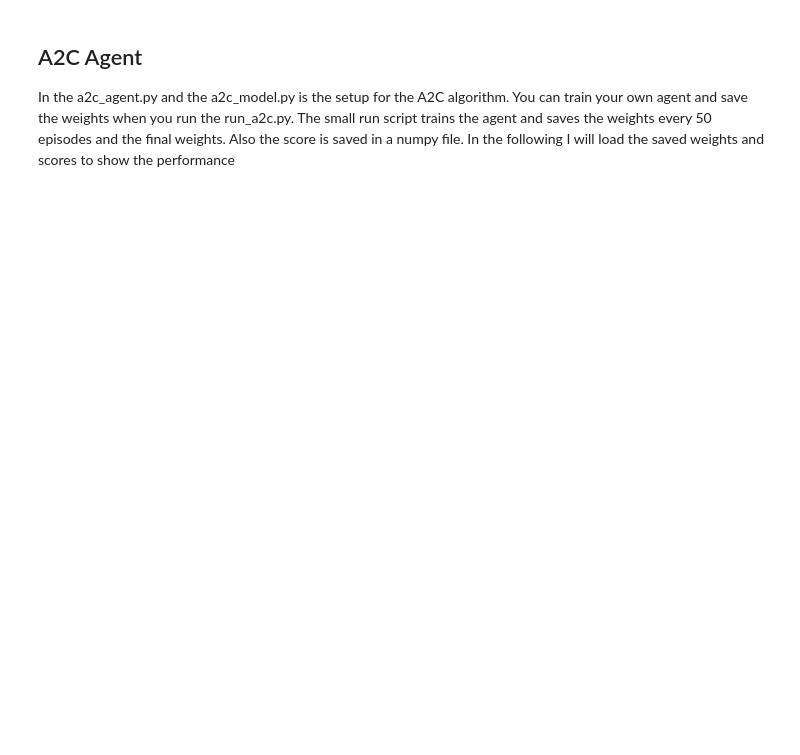
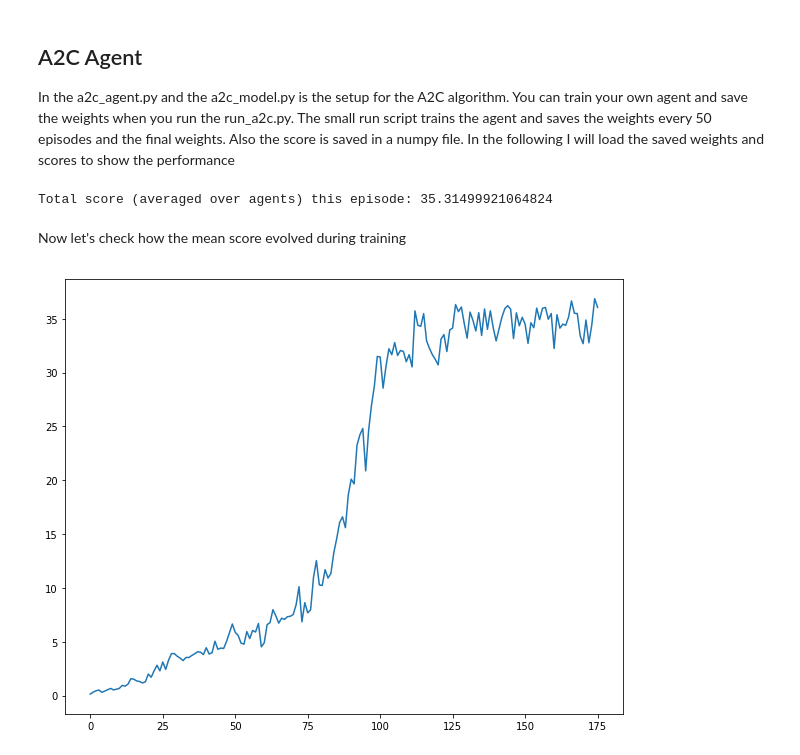
Before and after one commit to JonasLeininger/drl-reacher-continuous-control, a Jupyter notebook: a2c_report.ipynb, the cells around one changed output. Drawn from its saved outputs; the diff is of its cells as text; code cells hidden in the pictures; blank space fills up the shorter version.

Commit message:
load weights and scores in jupyter notebook

```diff
--- a/a2c_report.ipynb
+++ b/a2c_report.ipynb
@@ -92,2 +113,18 @@ agent = A2CAgent(config)
+# %%
+run_agent_env(config)
+# %% [output]
+Total score (averaged over agents) this episode: 35.31499921064824
 # %%
 config.env.close()
+# %% [markdown]
+Now let's check how the mean score evolved during training
+# %%
+scores = np.load('weights/a2c_simple/a2c_simple_final.npy')
+means = np.mean(scores, axis=2)
+# %%
+x = np.arange(176)
+fig, axs = plt.subplots(1, 1, figsize=(10,8))
+
+axs1 = plt.plot(x, means)
+# %% [output]
+[figure, added]
```
Also changed, not shown: parts of 4 cells of this notebook.
